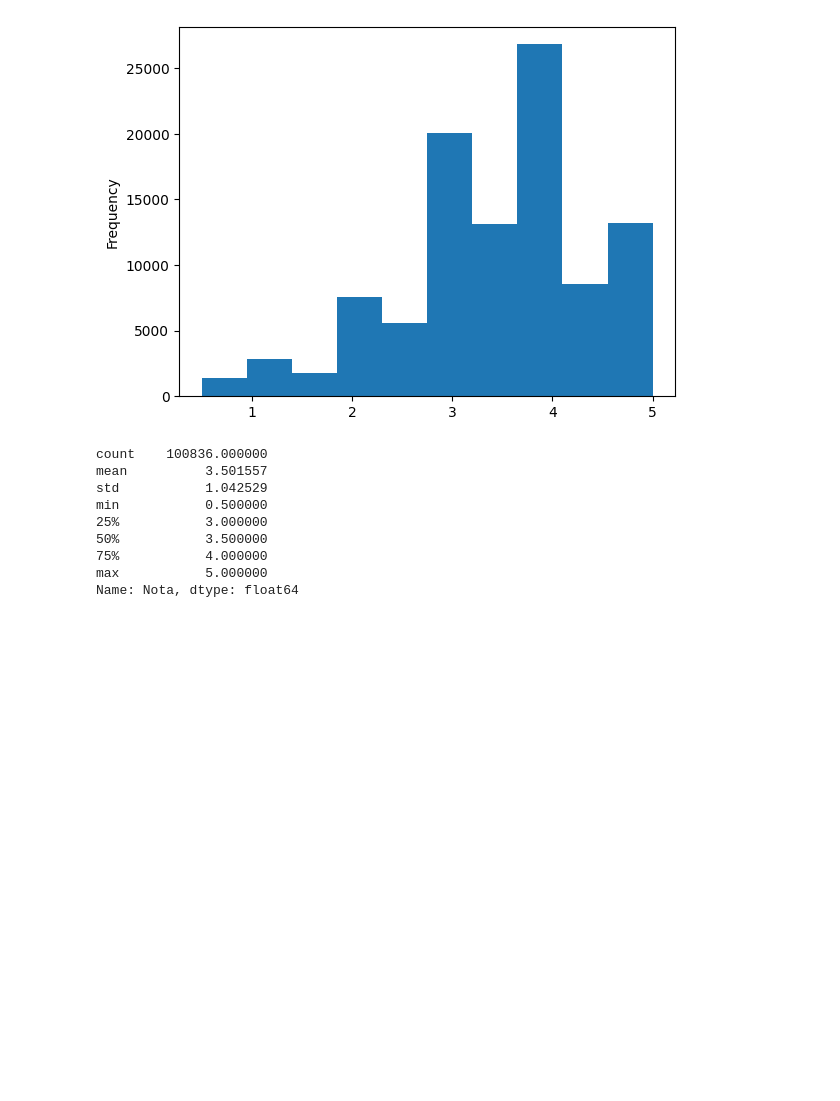
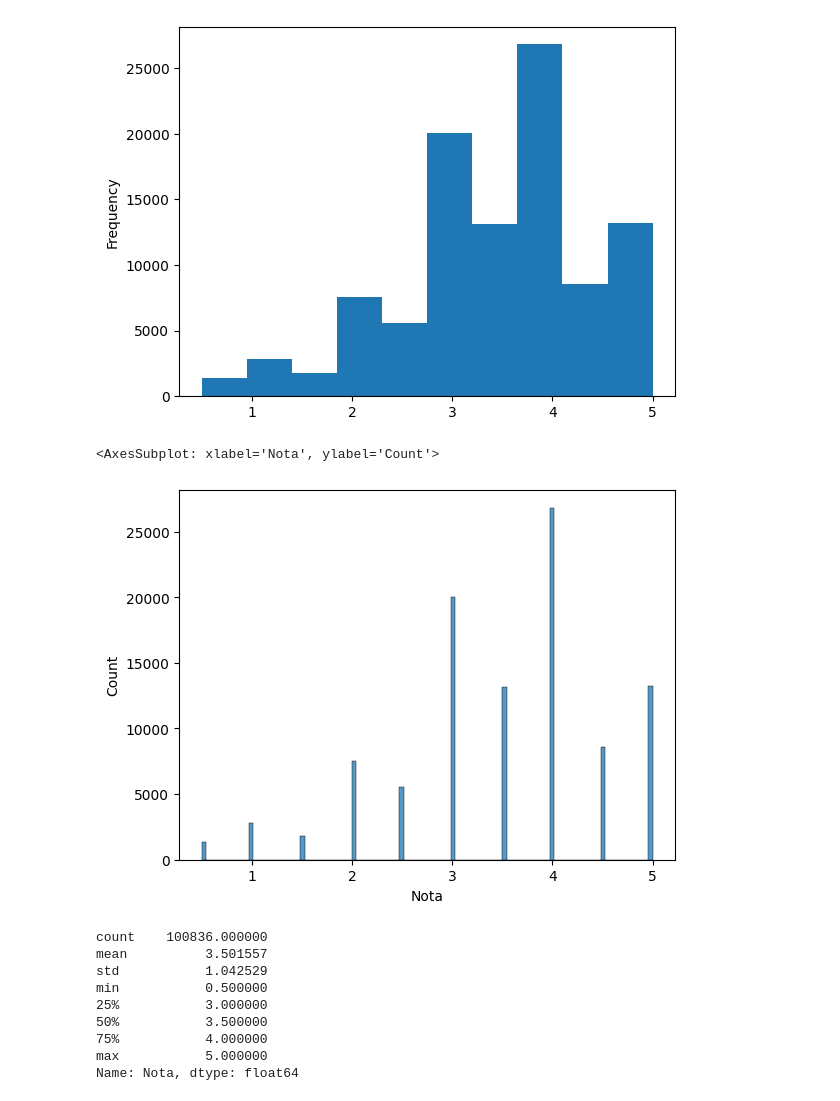
Before and after one commit to DevLuizP/Introducao_DataScience, a Jupyter notebook: Introducao.ipynb, the cells around one changed output. Cells and saved outputs as stored; diff of their text form; code cells hidden in the pictures; blank space fills up the shorter version.

```diff
--- a/Introducao.ipynb
+++ b/Introducao.ipynb
@@ -138,6 +138,11 @@ nota.Nota.plot(kind = 'hist')
 # %% [output]
 <AxesSubplot: ylabel='Frequency'>
 [figure]
+# %%
+sns.histplot(nota.Nota)
+# %% [output]
+<AxesSubplot: xlabel='Nota', ylabel='Count'>
+[figure, added]
 # %%
 nota.Nota.describe()
 # %% [output]
```
Also changed, not shown: parts of 1 cell of this notebook.
